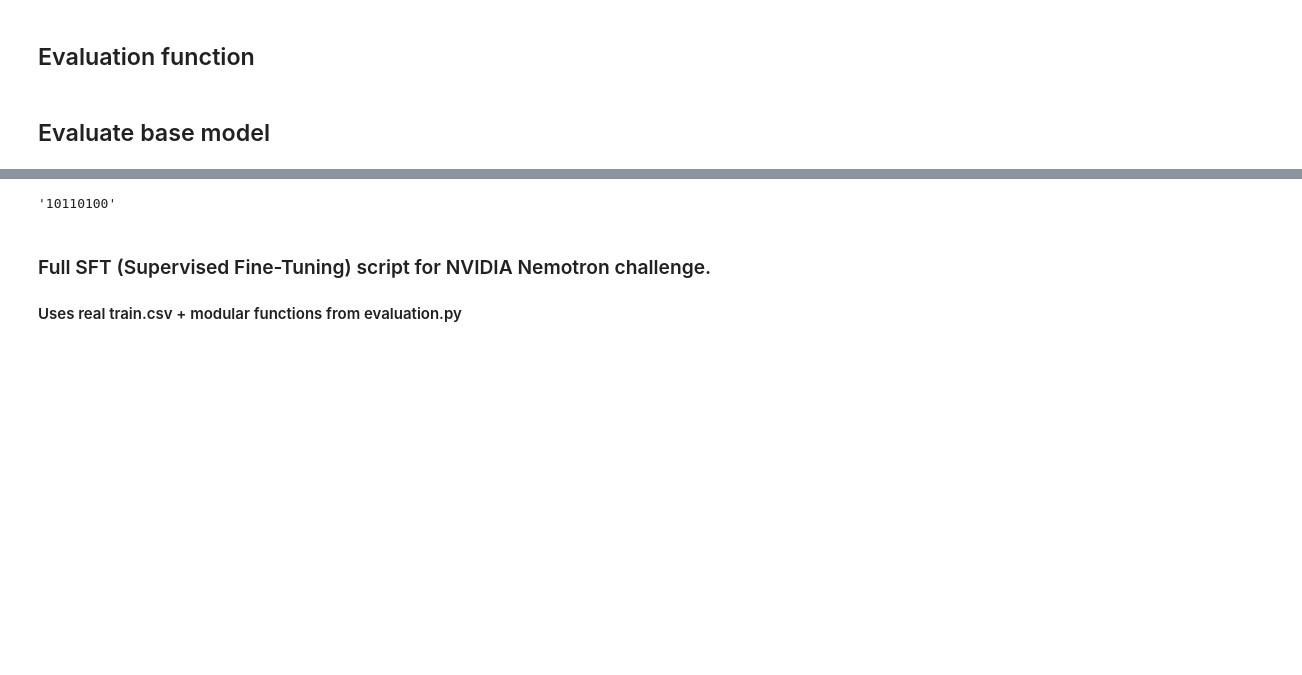
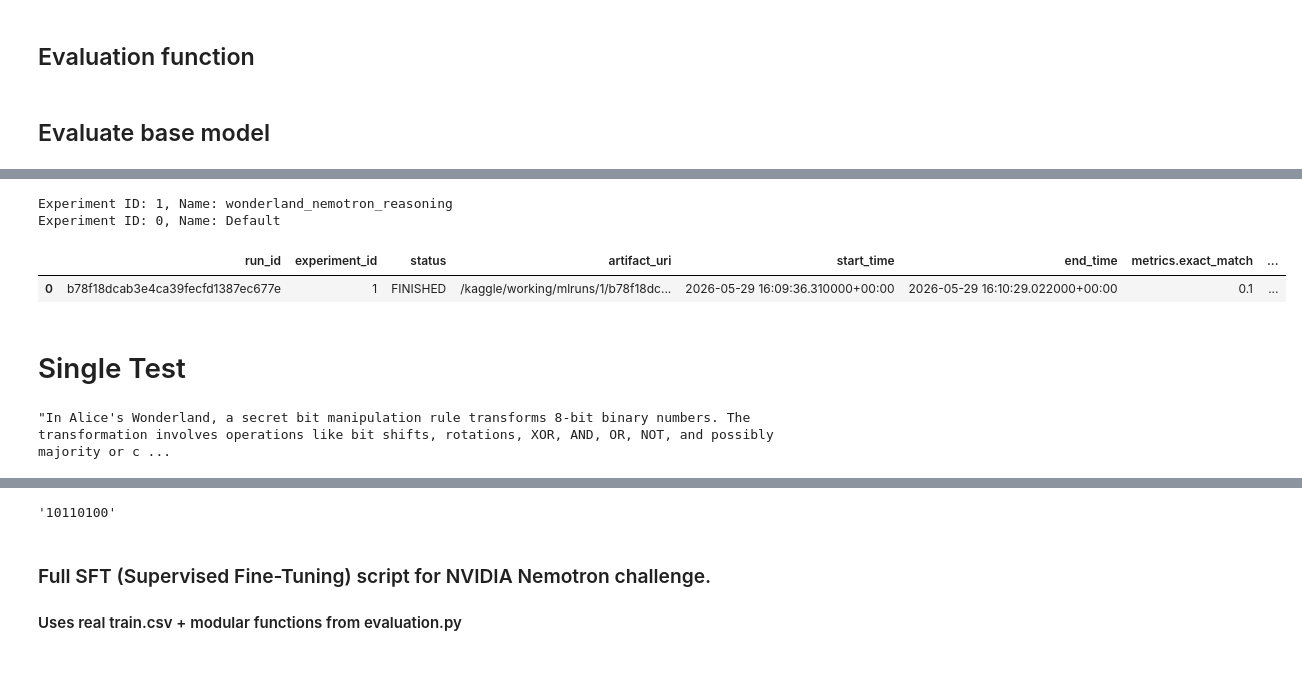
Before and after one commit to johnsonhk88/kaggle-NVIDIA-Nemotron-Model-Reasoning-Challenge, a Jupyter notebook: src/nvidia-nemotron-model-fine-tuning.ipynb, the cells around one changed output, grey strips where cells are left out. Saved outputs shown, nothing was run; the diff lists cells and outputs as text; code cells hidden in the pictures; blank space fills up the shorter version.

Commit message:
feat: update nvidia-nemotron-model-fine-tuning.ipynb

```diff
--- a/src/nvidia-nemotron-model-fine-tuning.ipynb
+++ b/src/nvidia-nemotron-model-fine-tuning.ipynb
@@ -453,3 +500,23 @@ Loading model: /kaggle/input/models/metric/nemotron-3-nano-30b-a3b-bf16/transfor
+# %%
+experiments = mlflow.search_experiments()
+for exp in experiments:
+    print(f"Experiment ID: {exp.experiment_id}, Name: {exp.name}")
+# %% [output]
+Experiment ID: 1, Name: wonderland_nemotron_reasoning
+Experiment ID: 0, Name: Default
+# %%
+# baseEvalRet = mlflow.search_runs(experiment_ids=["1"])
+baseEvalRet = mlflow.search_runs(search_all_experiments=True)
+# %%
+baseEvalRet
+# %% [output]
+|  | run_id | experiment_id | status | artifact_uri | start_time | end_time | metrics.exact_match | ... |
+| 0 | b78f18dcab3e4ca39fecfd1387ec677e | 1 | FINISHED | /kaggle/working/mlruns/1/b78f18dc... | 2026-05-29 16:09:36.310000+00:00 | 2026-05-29 16:10:29.022000+00:00 | 0.1 | ... |
+# %% [markdown]
+# Single Test
 # %%
 testPrompt = valDF.iloc[0]["prompt"]
 testAns = valDF.iloc[0]["answer"]
+testPrompt
+# %% [output]
+"In Alice's Wonderland, a secret bit manipulation rule transforms 8-bit binary numbers. The transformation involves operations like bit shifts, rotations, XOR, AND, OR, NOT, and possibly majority or c ...
```
Also changed, not shown: parts of 22 cells of this notebook.
